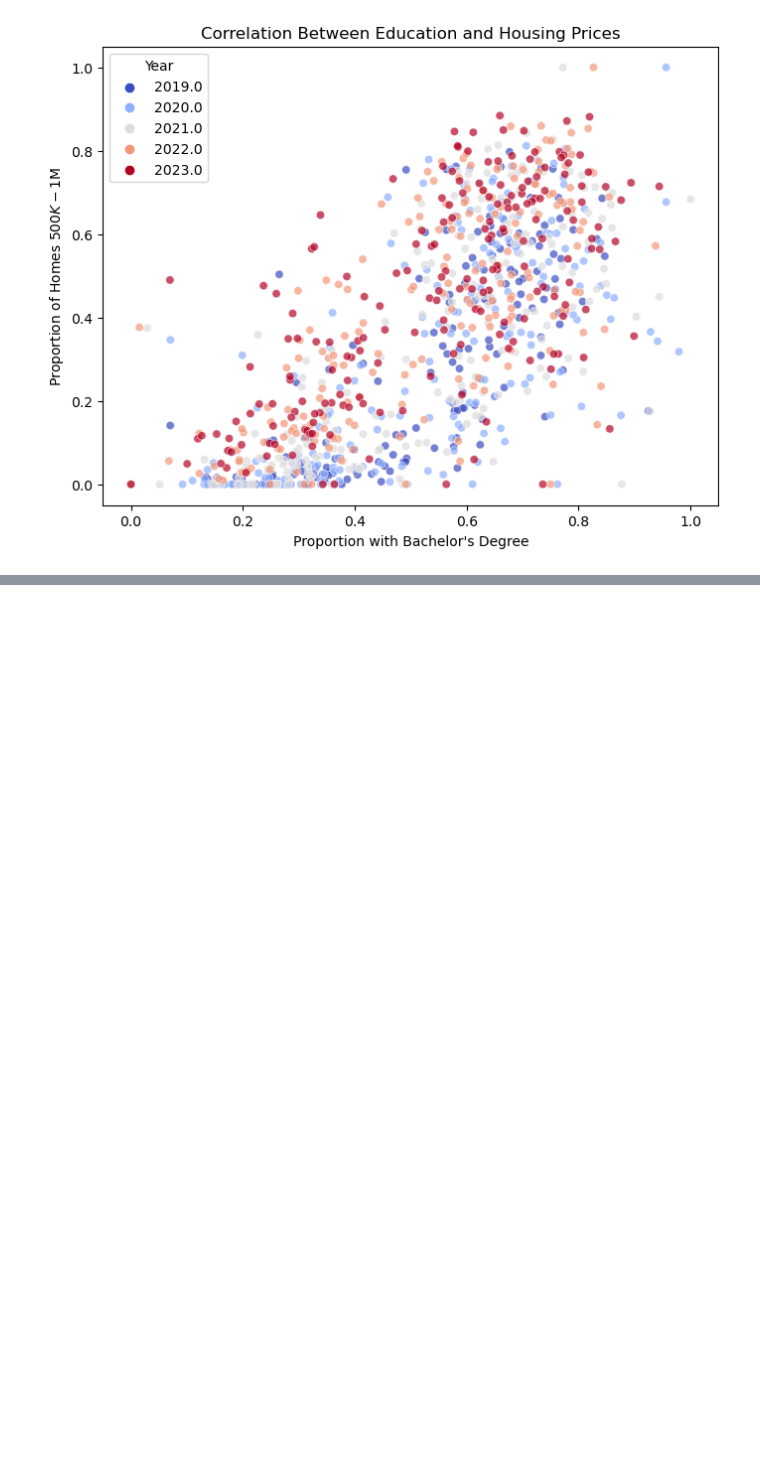
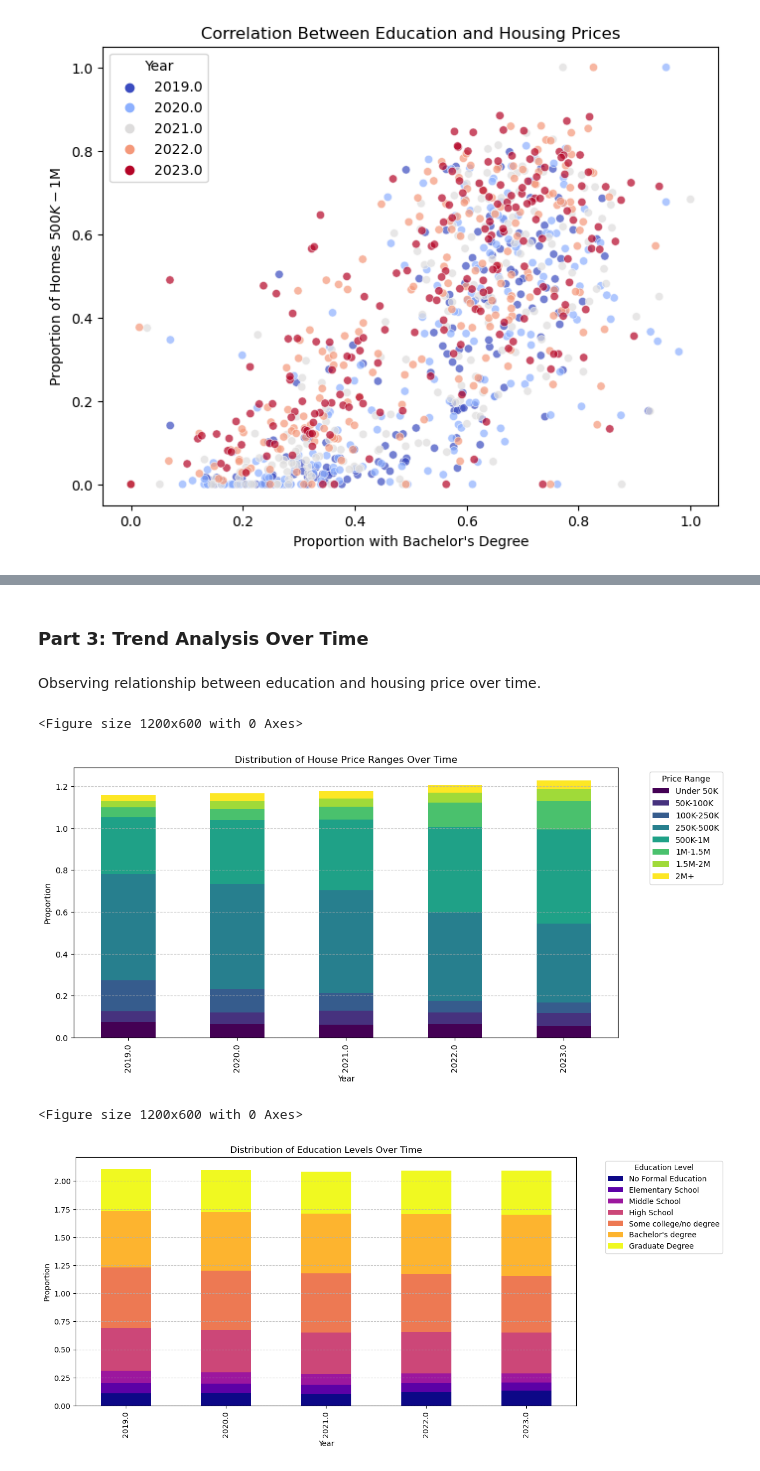
Before and after one commit to evan-vicich/Mgt189_Group_6_Final_Project, a Jupyter notebook: group_6_code.ipynb, the cells around one changed output, grey strips where cells are left out. Saved outputs shown, nothing was run; the diff lists cells and outputs as text; code cells hidden in the pictures; blank space fills up the shorter version.

```diff
--- a/group_6_code.ipynb
+++ b/group_6_code.ipynb
@@ -114,0 +547,29 @@ plt.show()
+# %% [markdown]
+### Part 3: Trend Analysis Over Time
+# %% [markdown]
+Observing relationship between education and housing price over time.
+# %%
+# === 1. Bar Plot: Distribution of House Price Ranges Over Time ===
+plt.figure(figsize=(12,6))
+house_edu_scaled.groupby("Year")[house_columns].mean().plot(kind="bar", stacked=True, colormap="viridis", figsize=(12,6))
+plt.title("Distribution of House Price Ranges Over Time")
+plt.xlabel("Year")
+plt.ylabel("Proportion")
+plt.legend(title="Price Range", bbox_to_anchor=(1.05, 1), loc="upper left")
+plt.grid(axis="y", linestyle="--", alpha=0.7)
+plt.show()
+
+# === 2. Bar Plot: Distribution of Education Levels Over Time ===
+plt.figure(figsize=(12,6))
+house_edu_scaled.groupby("Year")[edu_columns].mean().plot(kind="bar", stacked=True, colormap="plasma", figsize=(12,6))
+plt.title("Distribution of Education Levels Over Time")
+plt.xlabel("Year")
+plt.ylabel("Proportion")
+plt.legend(title="Education Level", bbox_to_anchor=(1.05, 1), loc="upper left")
+plt.grid(axis="y", linestyle="--", alpha=0.7)
+plt.show()
+# %% [output]
+<Figure size 1200x600 with 0 Axes>
+[figure, added]
+<Figure size 1200x600 with 0 Axes>
+[figure, added]
```
Also changed, not shown: parts of 39 cells of this notebook.
